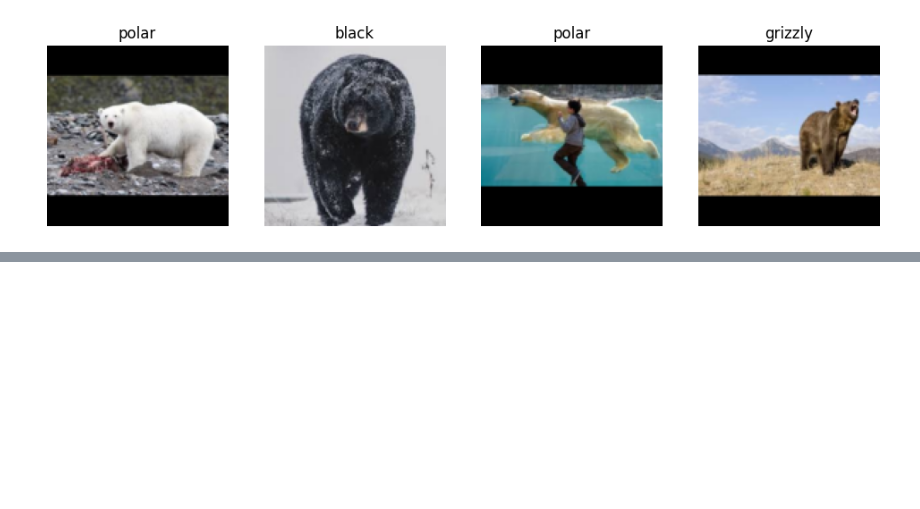
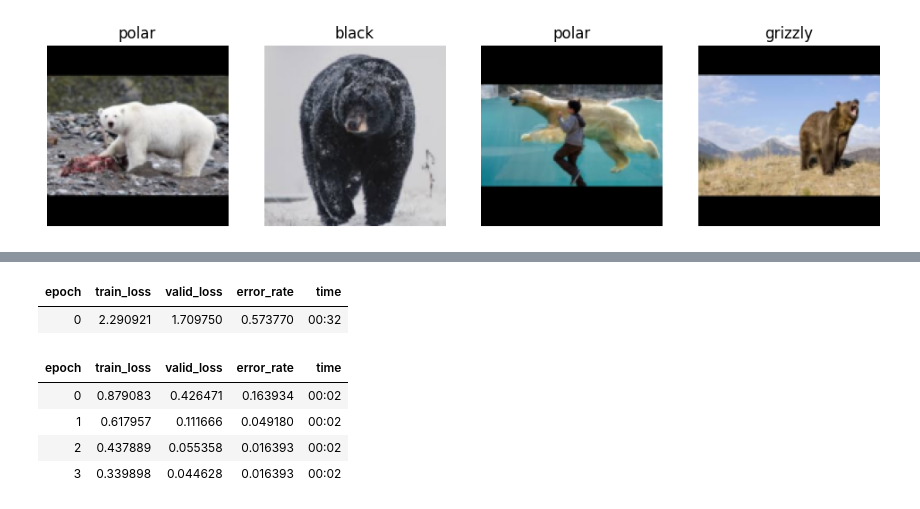
Before and after one commit to KiarashMafi/FastAI-ImageRecognition, a Jupyter notebook: bear_detection.ipynb, the cells around one changed output, grey strips where cells are left out. Cells and saved outputs as stored; diff of their text form; code cells hidden in the pictures; blank space fills up the shorter version.

```diff
--- a/bear_detection.ipynb
+++ b/bear_detection.ipynb
@@ -43,0 +49,4 @@ dls.train.show_batch(max_n=9, )
+# %%
+learn = vision_learner(dls, resnet18, metrics=error_rate)
+learn.fine_tune(4)
+# %% [output]
@@ -43,0 +54,7 @@ dls.train.show_batch(max_n=9, )
+| epoch | train_loss | valid_loss | error_rate | time |
+| 0 | 2.290921 | 1.709750 | 0.573770 | 00:32 |
+| epoch | train_loss | valid_loss | error_rate | time |
+| 0 | 0.879083 | 0.426471 | 0.163934 | 00:02 |
+| 1 | 0.617957 | 0.111666 | 0.049180 | 00:02 |
+| 2 | 0.437889 | 0.055358 | 0.016393 | 00:02 |
+| 3 | 0.339898 | 0.044628 | 0.016393 | 00:02 |
```
Also changed, not shown: parts of 9 cells of this notebook.
